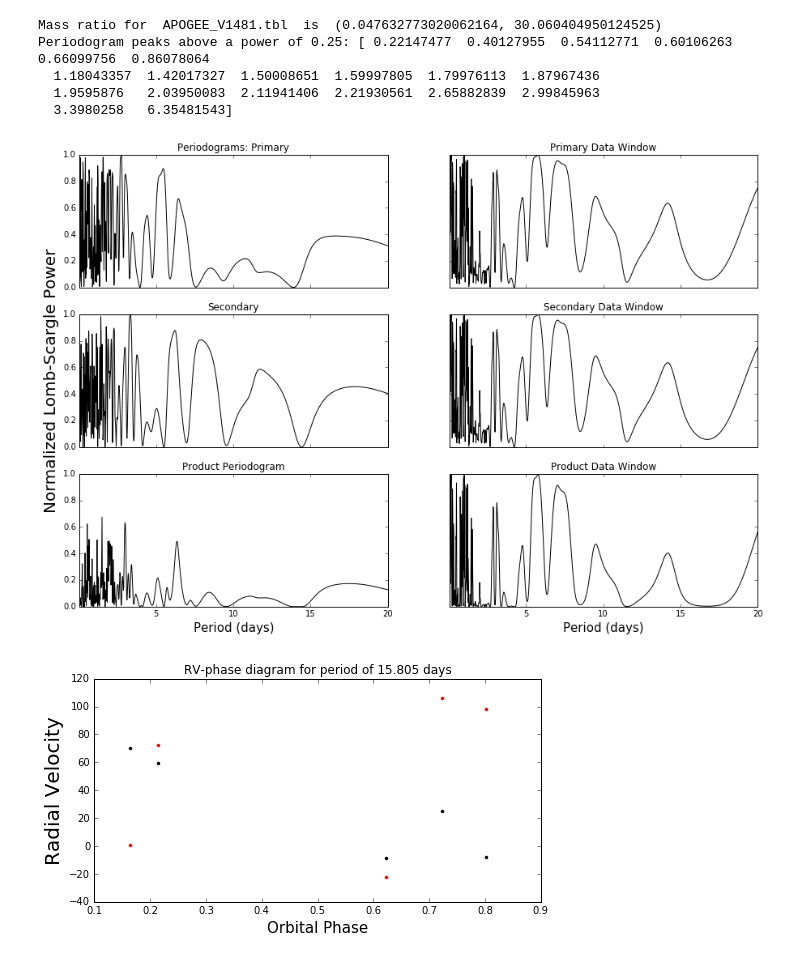
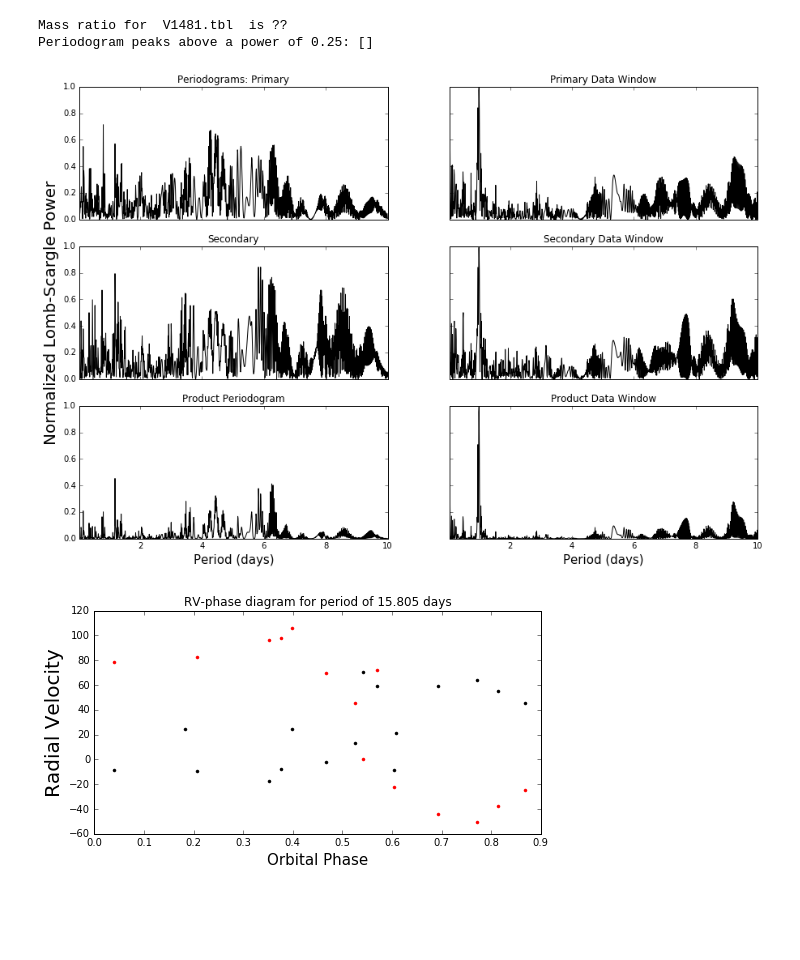
Before and after one commit to jacob-i-skinner/Orbit-Fitting, a Jupyter notebook: V1481 Ori.ipynb, the cells around one changed output. Saved outputs shown, nothing was run; the diff lists cells and outputs as text; code cells hidden in the pictures; blank space fills up the shorter version.

```diff
--- a/V1481 Ori.ipynb
+++ b/V1481 Ori.ipynb
@@ -3,16 +3,19 @@
 import numpy as np
 from matplotlib import pyplot as plt
 from scipy.signal import lombscargle
+from scipy import stats
 %matplotlib inline
-filename     = 'APOGEE_V1481.tbl'
-system       = np.genfromtxt(filename, skip_header=1, usecols=(0, 1, 2))
+filename     = 'V1481.tbl'
+system       = np.genfromtxt(filename, skip_header=12, usecols=(0, 1, 2))#, max_rows=11)
 
-#define-variable--------------------------------------------------------------------------------------------------#
+#use only first 11 data points to use ESO data, last 5 for APOGEE data
+
+#define-variables------------------------------------------------------------------------------------------------#
 
 JD, RVp, RVs = [datum[0] for datum in system], [datum[1] for datum in system], [datum[2] for datum in system]
 JDp, JDs     = JD, JD
 samples      = 1000
-max_period   = 20
+max_period   = 10
 
 #dfine-functions-------------------------------------------------------------------------------------------------#
 
@@ -60,12 +63,12 @@ def data_window(t, f):
     powers *= 2 / N
     return periods, powers
 
-#function computes and returns mass ratio
-def massRatio():
-    p =[datum[1] for datum in system if not np.isnan(datum[1]+datum[2])]
-    s =[datum[2] for datum in system if not np.isnan(datum[1]+datum[2])]
-    m,b = np.polyfit(s, p, 1)
-    return -m, b
+#function computes and returns mass ratio and intercept
+#def massRatio():
+#    p =[datum[1] for datum in system if not np.isnan(datum[1]+datum[2])]
+#    s =[datum[2] for datum in system if not np.isnan(datum[1]+datum[2])]
+#    m,b = np.polyfit(s, p, 1)
+#    return -m, b
 
 #this function removes nan cells from the bad RV visits, and deletes the accompanying JD element
 #from a copy tied to the specific rv list
@@ -111,45 +114,42 @@ for i in range(0, len(JD)-1):
         JDs, RVs = adjustment(JD, RVs)
         break
 
 # plot the results
 x, y  = periodogram(JDp, RVp, samples)
 y2    = periodogram(JDs, RVs, samples)[1]
 y3,y4 = data_window(JDp, samples)[1], data_window(JDs, samples)[1]
 
 fig, ((ax1,ax4),(ax2,ax5),(ax3,ax6)) = plt.subplots(3, 2, sharex='col', sharey='row')
 ax1.plot(x, y, 'k')
 ax1.set_title('Periodograms: Primary')
 ax1.set_xlim(1/24, max_period)
 ax4.set_xlim(1/24, max_period)
 ax2.plot(x, y2, 'k')
 ax2.set_title('Secondary')
 ax3.plot(x, y*y2, 'k')
 ax3.set_title('Product Periodogram')
 ax4.plot(x, y3, 'k')
 ax4.set_title('Primary Data Window')
 ax5.plot(x, y4, 'k')
 ax5.set_title('Secondary Data Window')
 ax6.plot(x, y3*y4, 'k')
 ax6.set_title('Product Data Window')
 ax3.set_xlabel('Period (days)', size='15')
 ax6.set_xlabel('Period (days)', size='15')
 ax2.set_ylabel('Normalized Lomb-Scargle Power', size='20')
 fig.set_figheight(10)
 fig.set_figwidth(15)
 #plt.savefig(filename + ' periodogram.pdf')
-print('Mass ratio for ', filename, ' is ', massRatio())
-print('Periodogram peaks above a power of 0.25:',maxima(0.25))
+print('Mass ratio for ', filename, ' is ??')
+print('Periodogram peaks above a power of 0.25:',maxima(0.8))
 # %% [output]
-Mass ratio for  APOGEE_V1481.tbl  is  (0.047632773020062164, 30.060404950124525)
-Periodogram peaks above a power of 0.25: [ 0.22147477  0.40127955  0.54112771  0.60106263  0.66099756  0.86078064
-  1.18043357  1.42017327  1.50008651  1.59997805  1.79976113  1.87967436
-  1.9595876   2.03950083  2.11941406  2.21930561  2.65882839  2.99845963
-  3.3980258   6.35481543]
+Mass ratio for  V1481.tbl  is ??
+Periodogram peaks above a power of 0.25: []
-[figure, old version]
+[figure, new version]
 # %%
 fig, ((ax1)) = plt.subplots(1,1, sharex='col', sharey='row')
-ax1.plot(phases(maxima(0.2)[0], 0, JDp), RVp, 'k.')
-ax1.plot(phases(maxima(0.2)[0], 0, JDs), RVs, 'r.')
+ax1.plot(phases(maxima(0.3)[3], 0, JDp), RVp, 'k.')
+ax1.plot(phases(maxima(0.3)[3], 0, JDs), RVs, 'r.')
 ax1.set_title('RV-phase diagram for period of 15.805 days')
 ax1.set_xlabel('Orbital Phase', size='15')
 ax1.set_ylabel('Radial Velocity', size='20')
@@ -157,5 +157,5 @@ ax1.set_ylabel('Radial Velocity', size='20')
 fig.set_figwidth(8)
 #plt.savefig(filename + ' RV-phase diagram.pdf')
 # %% [output]
-[figure, old version]
+[figure, new version]
 # %%
```
Also changed, not shown: parts of 3 cells of this notebook, 6 other files.
